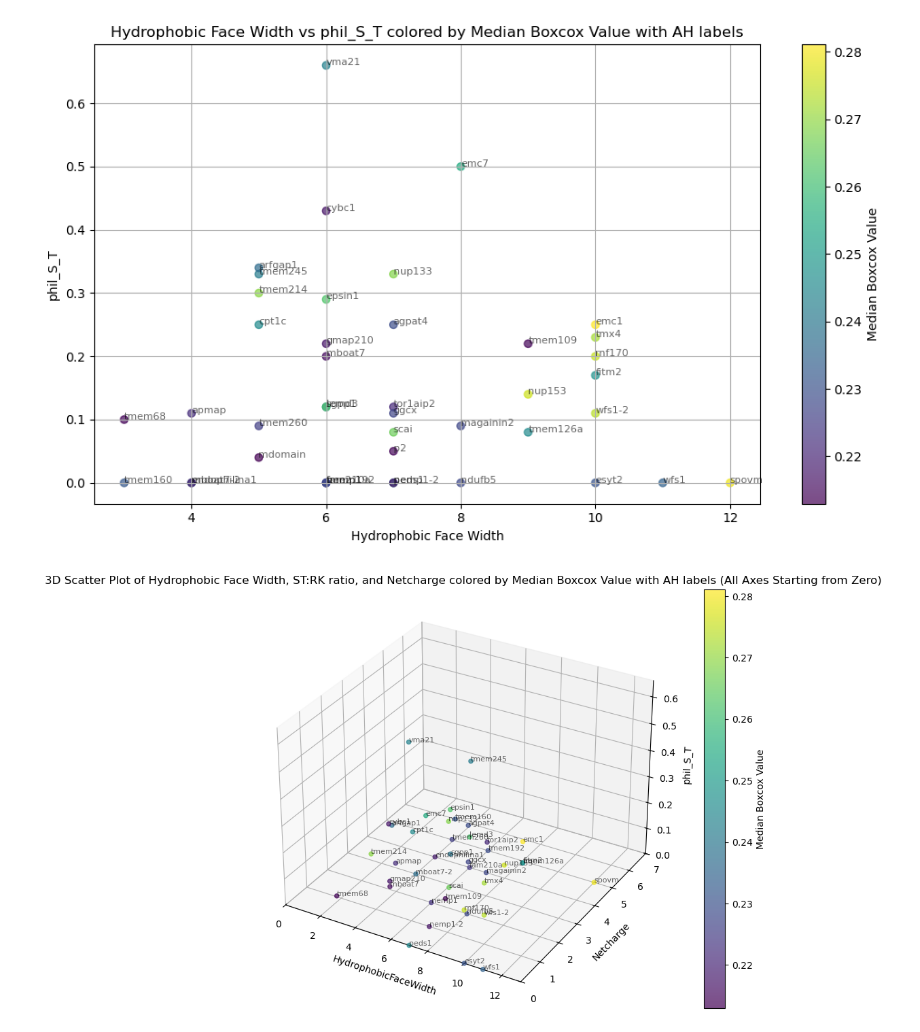
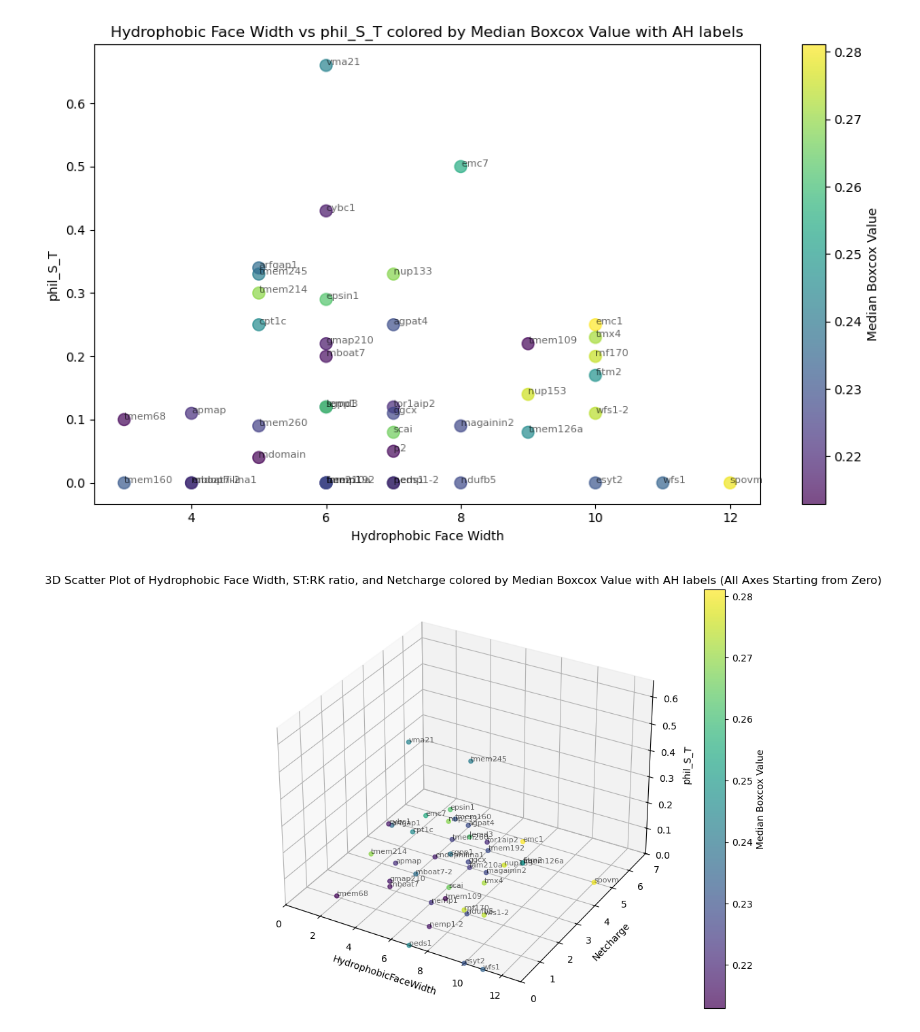
Before and after one commit to shokenlee/AH_AAcomposition, a Jupyter notebook: Multidimensional_plotting.ipynb, the cells around one changed output. Cells and saved outputs as stored; diff of their text form; code cells hidden in the pictures.

Commit message:
3D plotting format editted

```diff
--- a/Multidimensional_plotting.ipynb
+++ b/Multidimensional_plotting.ipynb
@@ -6,21 +7,22 @@ import seaborn as sns
 df = pd.read_csv('./Output/NEES_summary_with_heliquest_Median_Transformed.csv')
 # %%
 plt.figure(figsize=(10, 6))
-scatter = plt.scatter(df['HydrophobicFaceWidth'], df['phil_S_T'], c=df['Median_boxcox'], cmap='viridis', alpha=0.7, marker='o')  # Use 'o' for filled circles
+scatter = plt.scatter(df['HydrophobicFaceWidth'], df['phil_S_T'], c=df['Median_boxcox'], cmap='viridis', alpha=0.7, marker='o', s=90)  # Use 'o' for filled circles
 
 # Annotate points with their respective 'AH' values
 for i, txt in enumerate(df['AH']):
     plt.annotate(txt, (df['HydrophobicFaceWidth'][i], df['phil_S_T'][i]), fontsize=8, alpha=0.6)
 
 plt.colorbar(scatter, label='Median Boxcox Value')
 plt.xlabel('Hydrophobic Face Width')
 plt.ylabel('phil_S_T')
 plt.title('Hydrophobic Face Width vs phil_S_T colored by Median Boxcox Value with AH labels')
-plt.grid(True)
+plt.grid(False)
 plt.tight_layout()
+plt.savefig('./Output/3D_plot_with_AH_labels.pdf')
 plt.show()
 # %% [output]
-[figure, old version]
+[figure, new version]
 # %%
 
 x = 'HydrophobicFaceWidth'
```
Also changed, not shown: parts of 1 cell of this notebook, 1 other file.
